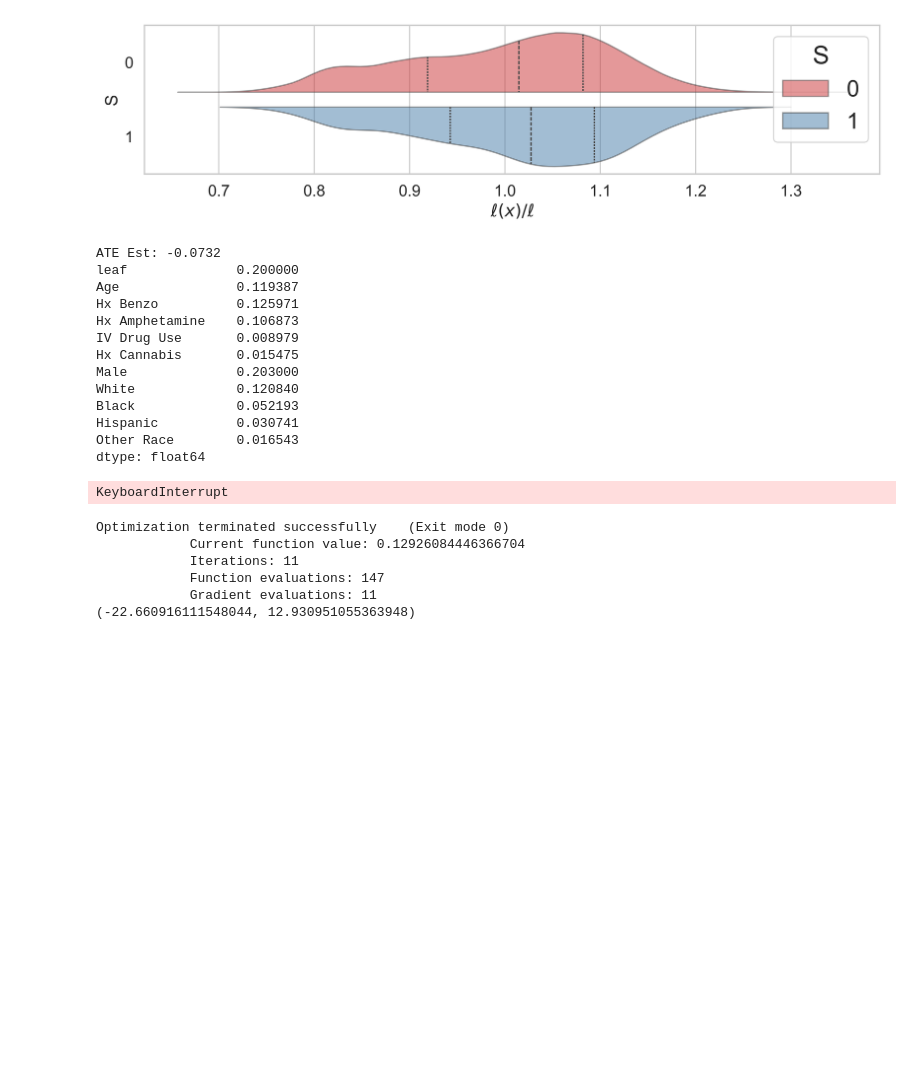
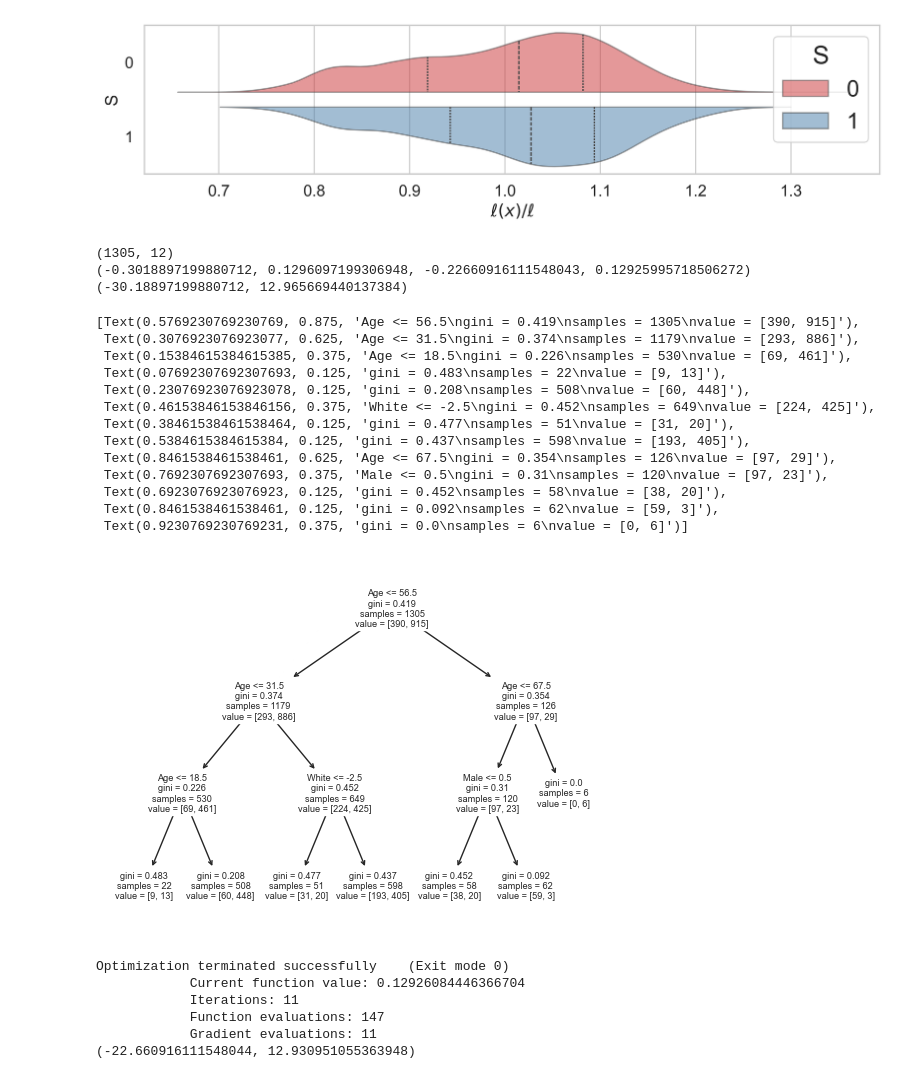
Before and after one commit to harsh-parikh/fuse, a Jupyter notebook: synth_casestudy.ipynb, the cells around one changed output. Saved outputs shown, nothing was run; the diff lists cells and outputs as text; code cells hidden in the pictures; blank space fills up the shorter version.

```diff
--- a/synth_casestudy.ipynb
+++ b/synth_casestudy.ipynb
@@ -343,21 +343,40 @@ plt.tight_layout()
 # %% [output]
 [figure]
 # %%
+importlib.reload(learn)
+np.random.seed(42)
+D_brute, f_brute, _ = learn.kmeans_opt(
+    data=data_dummy_logit,
+    outcome=outcome,
+    treatment=treatment,
+    sample=sample,
+)
+print(
+    (
+        100 * D_brute.loc[D_brute["w"].astype(int) == 1]["v"].mean(),
+        100 * D_brute.loc[D_brute["w"].astype(int) == 1]["v"].sem(),
+    )
+)
+
+tree.plot_tree(f_brute, feature_names=X_sim.columns)
 # %% [output]
-ATE Est: -0.0732
-leaf              0.200000
-Age               0.119387
-Hx Benzo          0.125971
-Hx Amphetamine    0.106873
-IV Drug Use       0.008979
-Hx Cannabis       0.015475
-Male              0.203000
-White             0.120840
-Black             0.052193
-Hispanic          0.030741
-Other Race        0.016543
-dtype: float64
+(1305, 12)
+(-0.3018897199880712, 0.1296097199306948, -0.22660916111548043, 0.12925995718506272)
+(-30.18897199880712, 12.965669440137384)
-KeyboardInterrupt
+[Text(0.5769230769230769, 0.875, 'Age <= 56.5\ngini = 0.419\nsamples = 1305\nvalue = [390, 915]'),
+ Text(0.3076923076923077, 0.625, 'Age <= 31.5\ngini = 0.374\nsamples = 1179\nvalue = [293, 886]'),
+ Text(0.15384615384615385, 0.375, 'Age <= 18.5\ngini = 0.226\nsamples = 530\nvalue = [69, 461]'),
+ Text(0.07692307692307693, 0.125, 'gini = 0.483\nsamples = 22\nvalue = [9, 13]'),
+ Text(0.23076923076923078, 0.125, 'gini = 0.208\nsamples = 508\nvalue = [60, 448]'),
+ Text(0.46153846153846156, 0.375, 'White <= -2.5\ngini = 0.452\nsamples = 649\nvalue = [224, 425]'),
+ Text(0.38461538461538464, 0.125, 'gini = 0.477\nsamples = 51\nvalue = [31, 20]'),
+ Text(0.5384615384615384, 0.125, 'gini = 0.437\nsamples = 598\nvalue = [193, 405]'),
+ Text(0.8461538461538461, 0.625, 'Age <= 67.5\ngini = 0.354\nsamples = 126\nvalue = [97, 29]'),
+ Text(0.7692307692307693, 0.375, 'Male <= 0.5\ngini = 0.31\nsamples = 120\nvalue = [97, 23]'),
+ Text(0.6923076923076923, 0.125, 'gini = 0.452\nsamples = 58\nvalue = [38, 20]'),
+ Text(0.8461538461538461, 0.125, 'gini = 0.092\nsamples = 62\nvalue = [59, 3]'),
+ Text(0.9230769230769231, 0.375, 'gini = 0.0\nsamples = 6\nvalue = [0, 6]')]
+[figure, added]
 # %%
 importlib.reload(learn)
 np.random.seed(42)
```
